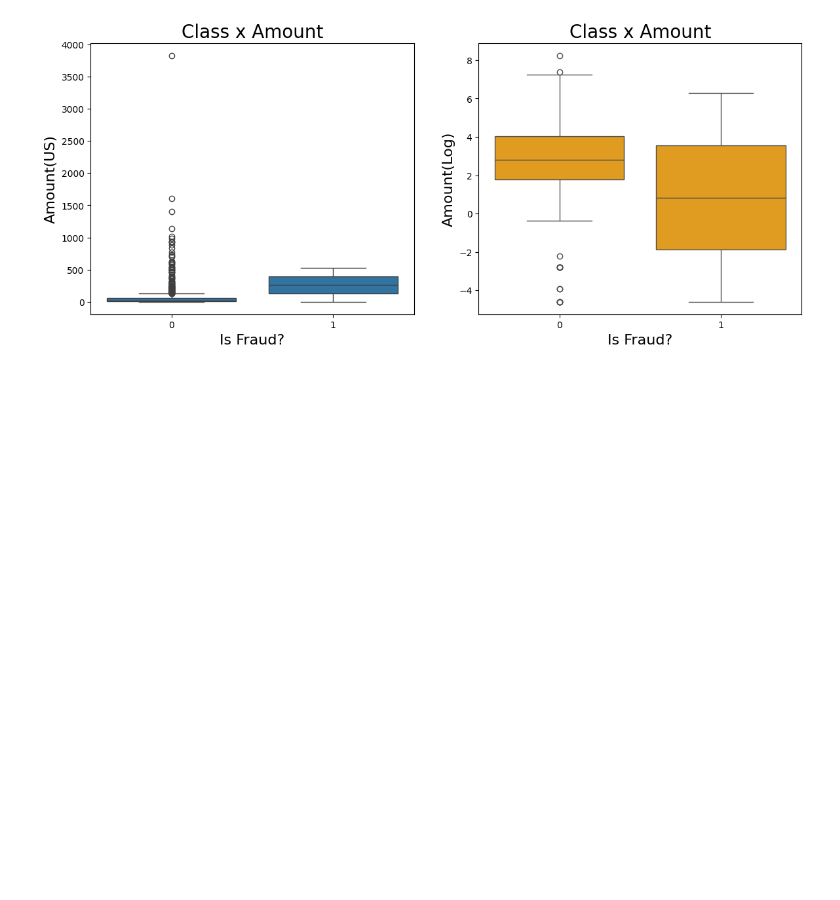
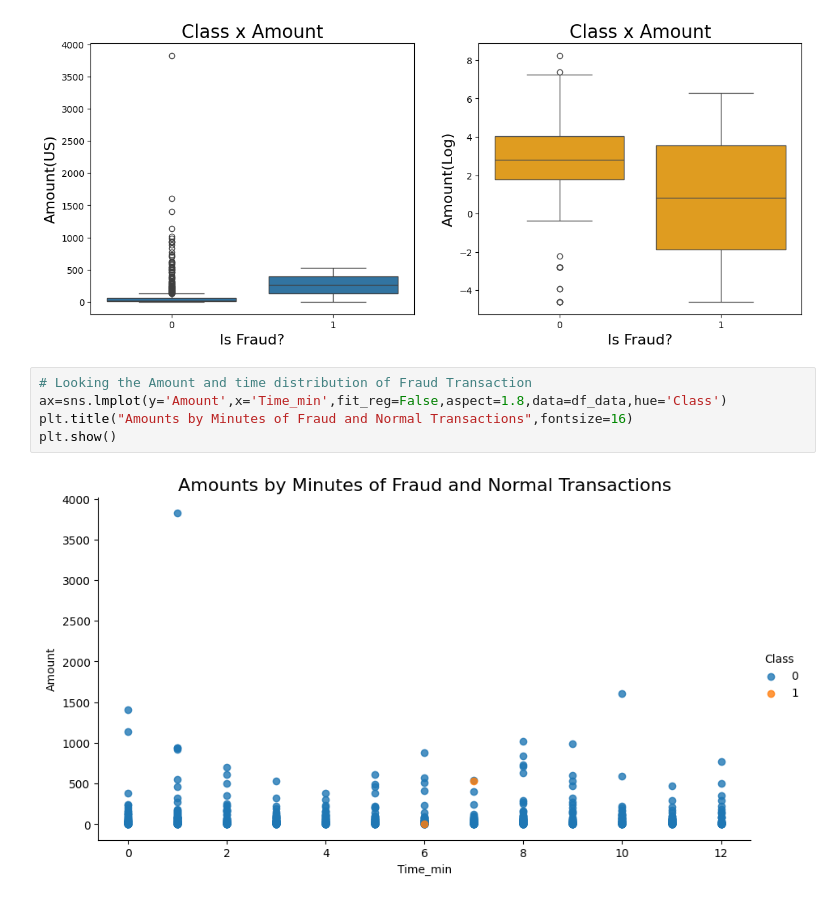
Before and after one commit to gsaiganesh283/Credit_Card_Fraud_Detection, a Jupyter notebook: Credit_Card_Fraud_Detection.ipynb, the cells around one changed output. Cells and saved outputs as stored; diff of their text form; blank space fills up the shorter version.

Commit message:
Scattering plot are created

```diff
--- a/Credit_Card_Fraud_Detection.ipynb
+++ b/Credit_Card_Fraud_Detection.ipynb
@@ -229,3 +229,10 @@ plt.subplots_adjust(hspace=0.6,top=0.8)
 plt.show()
 # %% [output]
 [figure]
+# %%
+# Looking the Amount and time distribution of Fraud Transaction
+ax=sns.lmplot(y='Amount',x='Time_min',fit_reg=False,aspect=1.8,data=df_data,hue='Class')
+plt.title("Amounts by Minutes of Fraud and Normal Transactions",fontsize=16)
+plt.show()
+# %% [output]
+[figure, added]
```
Also changed, not shown: parts of 1 cell of this notebook.
